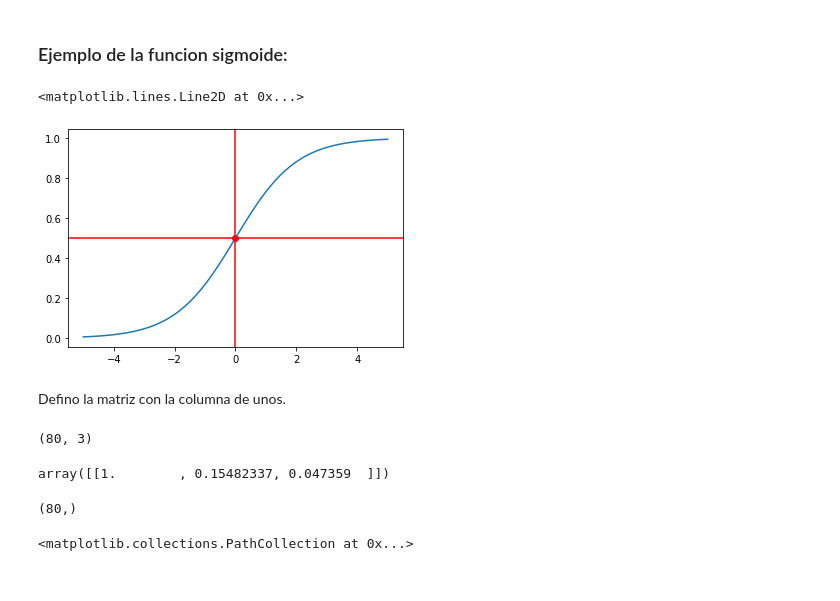
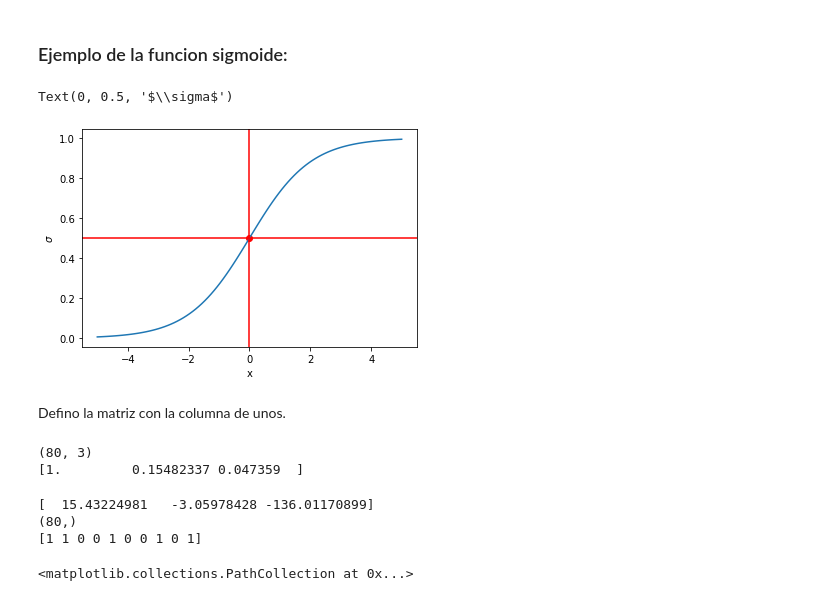
Before and after one commit to JavierGold/ML_UNSAM-2-2020, a Jupyter notebook: 08p_RegresionLogistica.ipynb, the cells around one changed output. Cells and saved outputs as stored; diff of their text form; code cells hidden in the pictures.

```diff
--- a/08p_RegresionLogistica.ipynb
+++ b/08p_RegresionLogistica.ipynb
@@ -92,21 +96,24 @@ Este algoritmo también puede aplicarse al caso de regresión lineal, viendo que
 # %%
 import math
 def sigmoid(x):
   return 1 / (1 + math.exp(-x))
 xx = np.linspace(-5,5,100)
 plt.plot(xx,list(map(lambda x: sigmoid(x), xx)))
 plt.scatter(0.0,sigmoid(0.0),color='red')
 plt.axvline(x=0.0,color='red')
 plt.axhline(y=0.5,color='red')
+plt.xlabel('x')
+plt.ylabel('$\sigma$')
 # %% [output]
-<matplotlib.lines.Line2D at 0x...>
+Text(0, 0.5, '$\\sigma$')
-[figure, old version]
+[figure, new version]
 # %% [markdown]
 Defino la matriz con la columna de unos.
 # %%
 Full_Phi_train=np.hstack((np.ones(Phi_train.shape[0]).reshape(-1,1),Phi_train))
 print(Full_Phi_train.shape)
+print(Full_Phi_train[0])
 # %% [output]
 (80, 3)
+[1.         0.15482337 0.047359  ]
-array([[1.        , 0.15482337, 0.047359  ]])
 # %%
@@ -129,10 +137,15 @@ for i in range(n_iter):
   w.append(w_aux)
 # %%
 W=w[-1][:,0]
+print(W)
+y = np.asarray(list(map(lambda x: sigmoid(np.dot(x,w[-1])),Full_Phi_train)))
 y_pred=np.where(y>=0.5,1,0)
 print(y_pred.shape)
+print(y_pred[:10])
 # %% [output]
+[  15.43224981   -3.05978428 -136.01170899]
 (80,)
+[1 1 0 0 1 0 0 1 0 1]
 # %%
 x=np.linspace(0.0,0.2,100)
 y=np.linspace(0.0,0.2,100)
```
Also changed, not shown: parts of 12 cells of this notebook.
